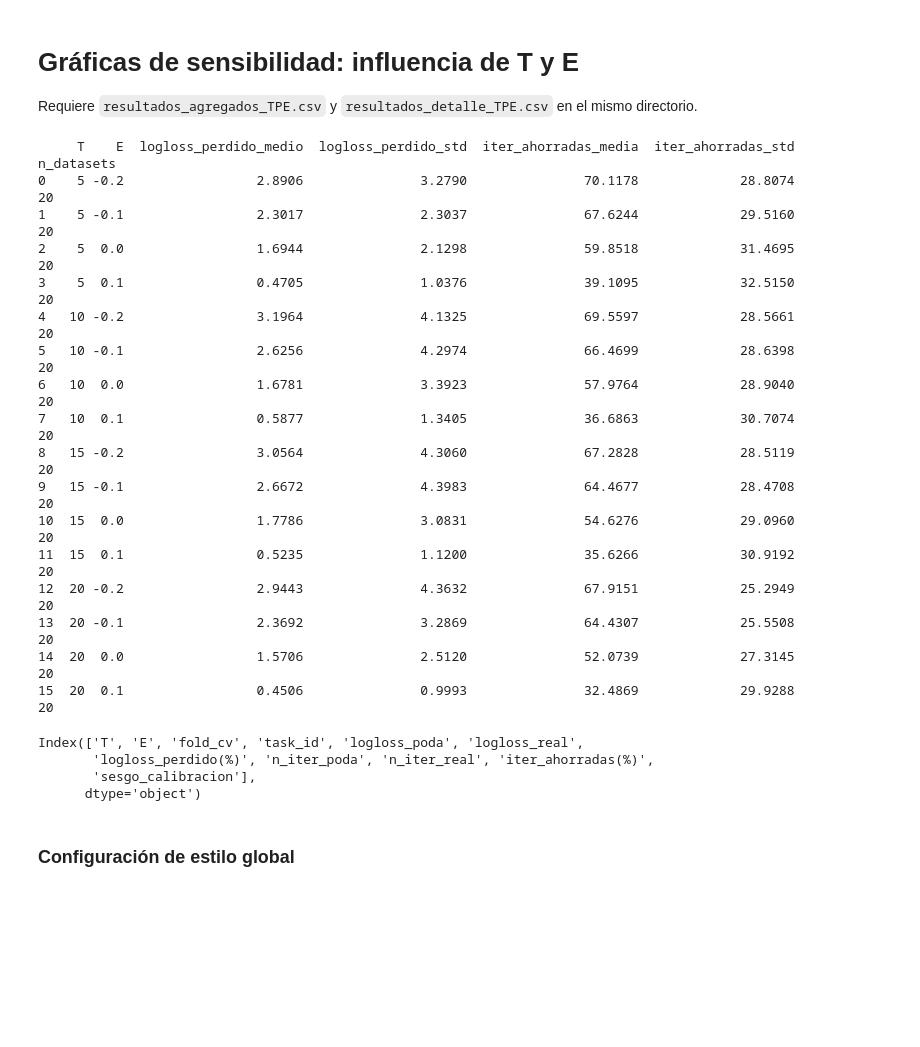
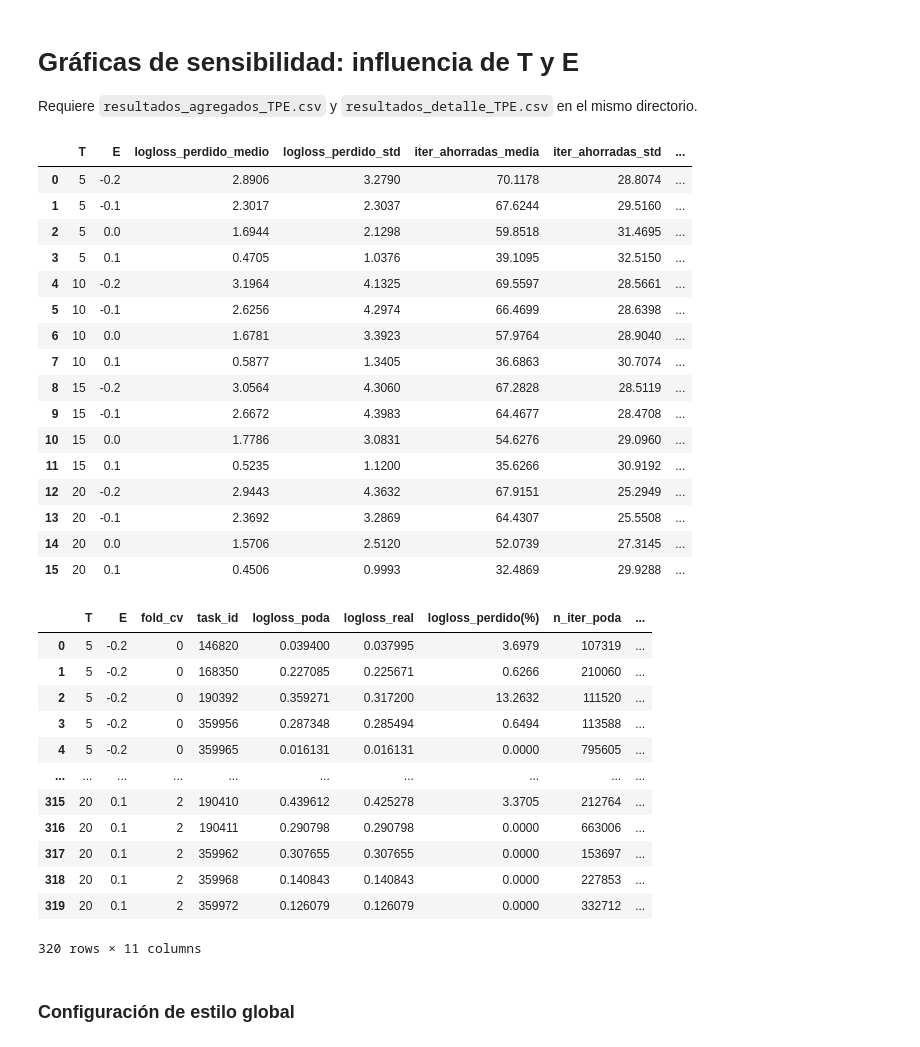
Before and after one commit to elsdomgon/tfm-learning-curves-tree-models, a Jupyter notebook: visualizacion/fase3_analisisSensibilidad/analisisSensibilidad_TPE.ipynb, the cells around one changed output. Drawn from its saved outputs; the diff is of its cells as text; code cells hidden in the pictures; blank space fills up the shorter version.

```diff
--- a/visualizacion/fase3_analisisSensibilidad/analisisSensibilidad_TPE.ipynb
+++ b/visualizacion/fase3_analisisSensibilidad/analisisSensibilidad_TPE.ipynb
@@ -9,32 +9,42 @@ import numpy as np
 
 df = pd.read_csv('resultados_agregados_TPE.csv')
 df_det = pd.read_csv('resultados_detalle_TPE.csv')
-print(df.to_string())
-# %% [output]
-     T    E  logloss_perdido_medio  logloss_perdido_std  iter_ahorradas_media  iter_ahorradas_std  n_datasets
-0    5 -0.2                 2.8906               3.2790               70.1178             28.8074          20
-1    5 -0.1                 2.3017               2.3037               67.6244             29.5160          20
-2    5  0.0                 1.6944               2.1298               59.8518             31.4695          20
-3    5  0.1                 0.4705               1.0376               39.1095             32.5150          20
-4   10 -0.2                 3.1964               4.1325               69.5597             28.5661          20
-5   10 -0.1                 2.6256               4.2974               66.4699             28.6398          20
-6   10  0.0                 1.6781               3.3923               57.9764             28.9040          20
-7   10  0.1                 0.5877               1.3405               36.6863             30.7074          20
-8   15 -0.2                 3.0564               4.3060               67.2828             28.5119          20
-9   15 -0.1                 2.6672               4.3983               64.4677             28.4708          20
-10  15  0.0                 1.7786               3.0831               54.6276             29.0960          20
-11  15  0.1                 0.5235               1.1200               35.6266             30.9192          20
-12  20 -0.2                 2.9443               4.3632               67.9151             25.2949          20
-13  20 -0.1                 2.3692               3.2869               64.4307             25.5508          20
-14  20  0.0                 1.5706               2.5120               52.0739             27.3145          20
-15  20  0.1                 0.4506               0.9993               32.4869             29.9288          20
+# %%
+df
+# %% [output]
+|  | T | E | logloss_perdido_medio | logloss_perdido_std | iter_ahorradas_media | iter_ahorradas_std | ... |
+| 0 | 5 | -0.2 | 2.8906 | 3.2790 | 70.1178 | 28.8074 | ... |
+| 1 | 5 | -0.1 | 2.3017 | 2.3037 | 67.6244 | 29.5160 | ... |
+| 2 | 5 | 0.0 | 1.6944 | 2.1298 | 59.8518 | 31.4695 | ... |
+| 3 | 5 | 0.1 | 0.4705 | 1.0376 | 39.1095 | 32.5150 | ... |
+| 4 | 10 | -0.2 | 3.1964 | 4.1325 | 69.5597 | 28.5661 | ... |
+| 5 | 10 | -0.1 | 2.6256 | 4.2974 | 66.4699 | 28.6398 | ... |
+| 6 | 10 | 0.0 | 1.6781 | 3.3923 | 57.9764 | 28.9040 | ... |
+| 7 | 10 | 0.1 | 0.5877 | 1.3405 | 36.6863 | 30.7074 | ... |
+| 8 | 15 | -0.2 | 3.0564 | 4.3060 | 67.2828 | 28.5119 | ... |
+| 9 | 15 | -0.1 | 2.6672 | 4.3983 | 64.4677 | 28.4708 | ... |
+| 10 | 15 | 0.0 | 1.7786 | 3.0831 | 54.6276 | 29.0960 | ... |
+| 11 | 15 | 0.1 | 0.5235 | 1.1200 | 35.6266 | 30.9192 | ... |
+| 12 | 20 | -0.2 | 2.9443 | 4.3632 | 67.9151 | 25.2949 | ... |
+| 13 | 20 | -0.1 | 2.3692 | 3.2869 | 64.4307 | 25.5508 | ... |
+| 14 | 20 | 0.0 | 1.5706 | 2.5120 | 52.0739 | 27.3145 | ... |
+| 15 | 20 | 0.1 | 0.4506 | 0.9993 | 32.4869 | 29.9288 | ... |
 # %%
-df_det.columns
+df_det
 # %% [output]
+|  | T | E | fold_cv | task_id | logloss_poda | logloss_real | logloss_perdido(%) | n_iter_poda | ... |
+| 0 | 5 | -0.2 | 0 | 146820 | 0.039400 | 0.037995 | 3.6979 | 107319 | ... |
+| 1 | 5 | -0.2 | 0 | 168350 | 0.227085 | 0.225671 | 0.6266 | 210060 | ... |
+| 2 | 5 | -0.2 | 0 | 190392 | 0.359271 | 0.317200 | 13.2632 | 111520 | ... |
+| 3 | 5 | -0.2 | 0 | 359956 | 0.287348 | 0.285494 | 0.6494 | 113588 | ... |
+| 4 | 5 | -0.2 | 0 | 359965 | 0.016131 | 0.016131 | 0.0000 | 795605 | ... |
+| ... | ... | ... | ... | ... | ... | ... | ... | ... | ... |
+| 315 | 20 | 0.1 | 2 | 190410 | 0.439612 | 0.425278 | 3.3705 | 212764 | ... |
+| 316 | 20 | 0.1 | 2 | 190411 | 0.290798 | 0.290798 | 0.0000 | 663006 | ... |
+| 317 | 20 | 0.1 | 2 | 359962 | 0.307655 | 0.307655 | 0.0000 | 153697 | ... |
+| 318 | 20 | 0.1 | 2 | 359968 | 0.140843 | 0.140843 | 0.0000 | 227853 | ... |
+| 319 | 20 | 0.1 | 2 | 359972 | 0.126079 | 0.126079 | 0.0000 | 332712 | ... |
-Index(['T', 'E', 'fold_cv', 'task_id', 'logloss_poda', 'logloss_real',
-       'logloss_perdido(%)', 'n_iter_poda', 'n_iter_real', 'iter_ahorradas(%)',
-       'sesgo_calibracion'],
-      dtype='object')
+320 rows × 11 columns
 # %% [markdown]
 ### Configuración de estilo global
 # %%
```
Also changed, not shown: 2 other files.
